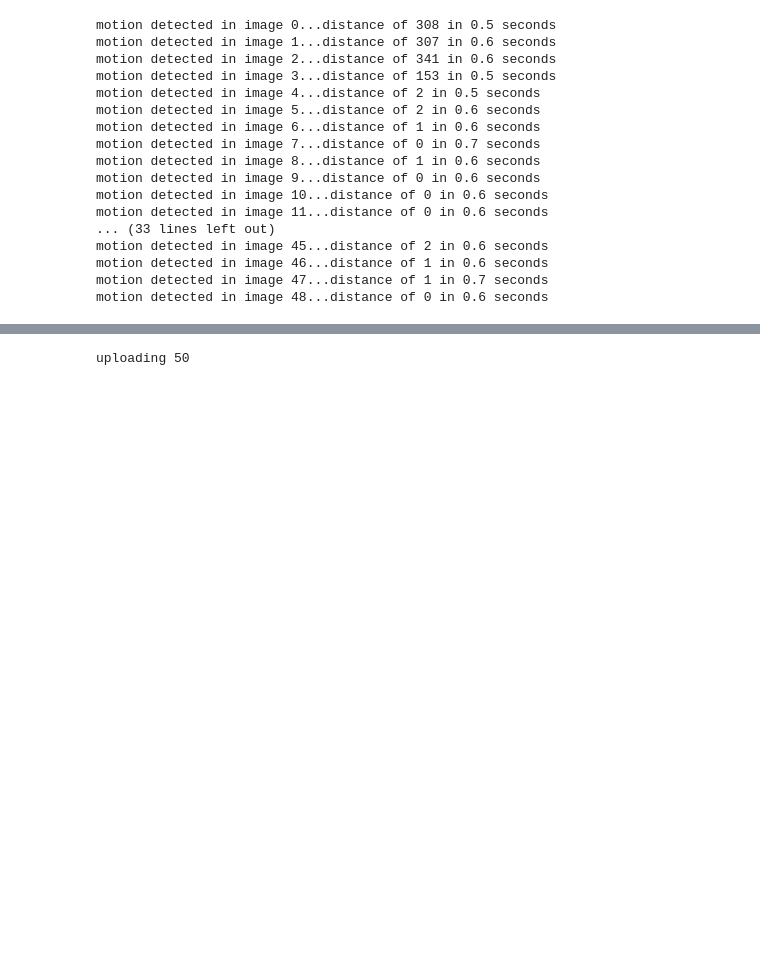
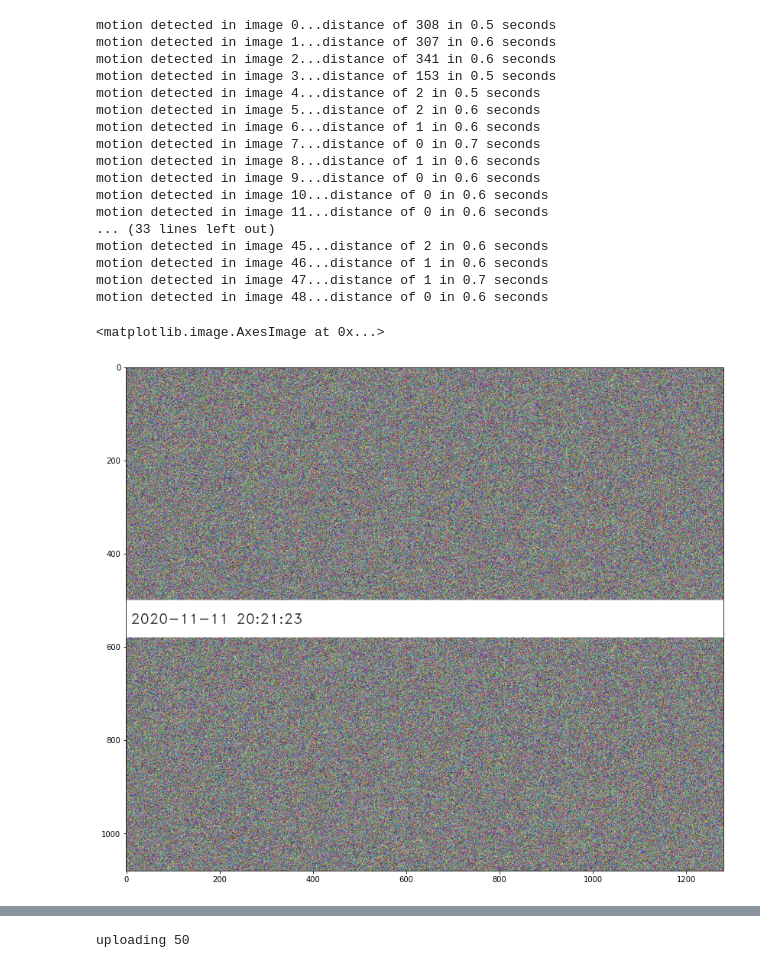
Before and after one commit to ryanraba/pimotion, a Jupyter notebook: monitor.ipynb, the cells around one changed output, grey strips where cells are left out. Drawn from its saved outputs; the diff is of its cells as text; code cells hidden in the pictures; blank space fills up the shorter version.

```diff
--- a/monitor.ipynb
+++ b/monitor.ipynb
@@ -161,3 +153,14 @@ motion detected in image 45...distance of 2 in 0.6 seconds
 motion detected in image 46...distance of 1 in 0.6 seconds
 motion detected in image 47...distance of 1 in 0.7 seconds
 motion detected in image 48...distance of 0 in 0.6 seconds
+# %%
+cutout = (np.random.rand(1024,1280,3)*255).astype(int)[box[2]:box[3], box[0]:box[1]]
+two_frame = np.concatenate((cutout, np.zeros((80,cutout.shape[1],3), dtype=int)+255, cutout), axis=0)
+
+cv2.putText(two_frame,datetime.now().strftime('%Y-%m-%d %H:%M:%S'), (10,cutout.shape[0]+50), cv2.FONT_HERSHEY_DUPLEX, 1, 0)
+
+fig, ax = plt.subplots(figsize=(14, 14))
+ax.imshow(two_frame)
+# %% [output]
+<matplotlib.image.AxesImage at 0x...>
+[figure, added]
```
Also changed, not shown: parts of 5 cells of this notebook, 1 other file.
